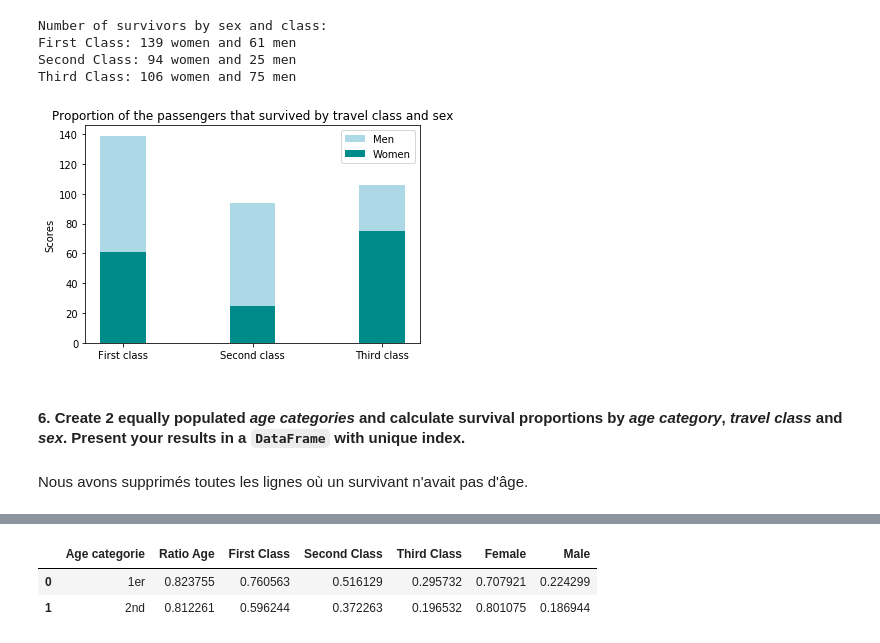
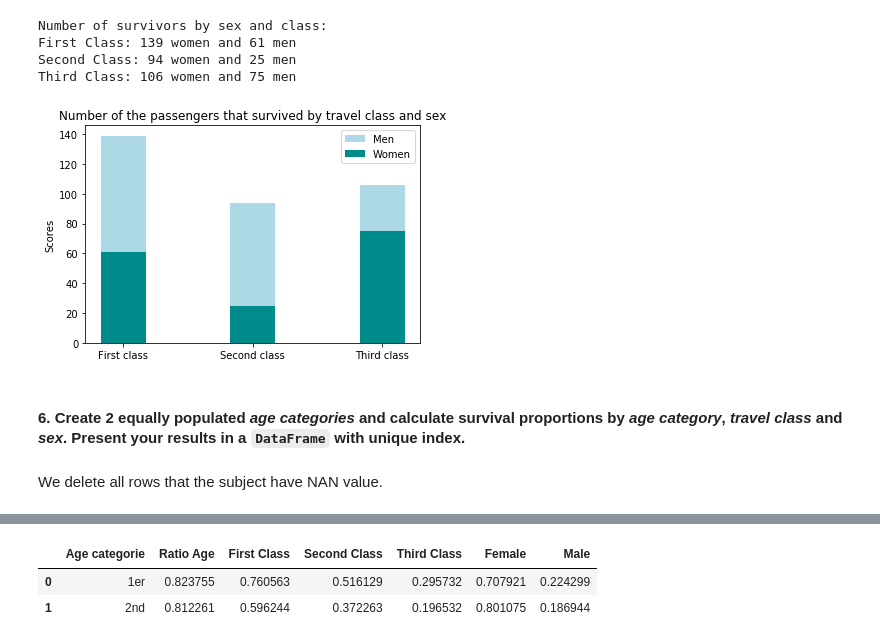
Before and after one commit to julied20/ada-2017, a Jupyter notebook: Homeworks/Homework01/Homework 1.ipynb, the cells around one changed output, grey strips where cells are left out. Saved outputs shown, nothing was run; the diff lists cells and outputs as text; code cells hidden in the pictures.

```diff
--- a/Homeworks/Homework01/Homework 1.ipynb
+++ b/Homeworks/Homework01/Homework 1.ipynb
@@ -523,22 +523,22 @@ Third Class: 106 women and 75 men
 # %%
 ind = np.arange(nbSurvivors.shape[0])
 width = 0.35
 
 p1 = plt.bar(ind, nbSurvivors[:,0], width, color='lightblue')
 p2 = plt.bar(ind, nbSurvivors[:,1], width, color='darkcyan')
 
 plt.ylabel('Scores')
-plt.title('Proportion of the passengers that survived by travel class and sex')
+plt.title('Number of the passengers that survived by travel class and sex')
 plt.xticks(ind, ('First class', 'Second class', 'Third class'))
 plt.legend((p1[0], p2[0]), ('Men', 'Women'))
 
 plt.show()
 # %% [output]
-[figure, old version]
+[figure, new version]
 # %% [markdown]
 #### 6. Create 2 equally populated *age categories* and calculate survival proportions by *age category*, *travel class* and *sex*. Present your results in a `DataFrame` with unique index.
-# %% [markdown]
-Nous avons supprimés toutes les lignes où un survivant n'avait pas d'âge.
+# %% [markdown]
+We delete all rows that the subject have NAN value.
 # %%
 def survivals_proportions(data):
 
```
Also changed, not shown: parts of 8 cells of this notebook.
